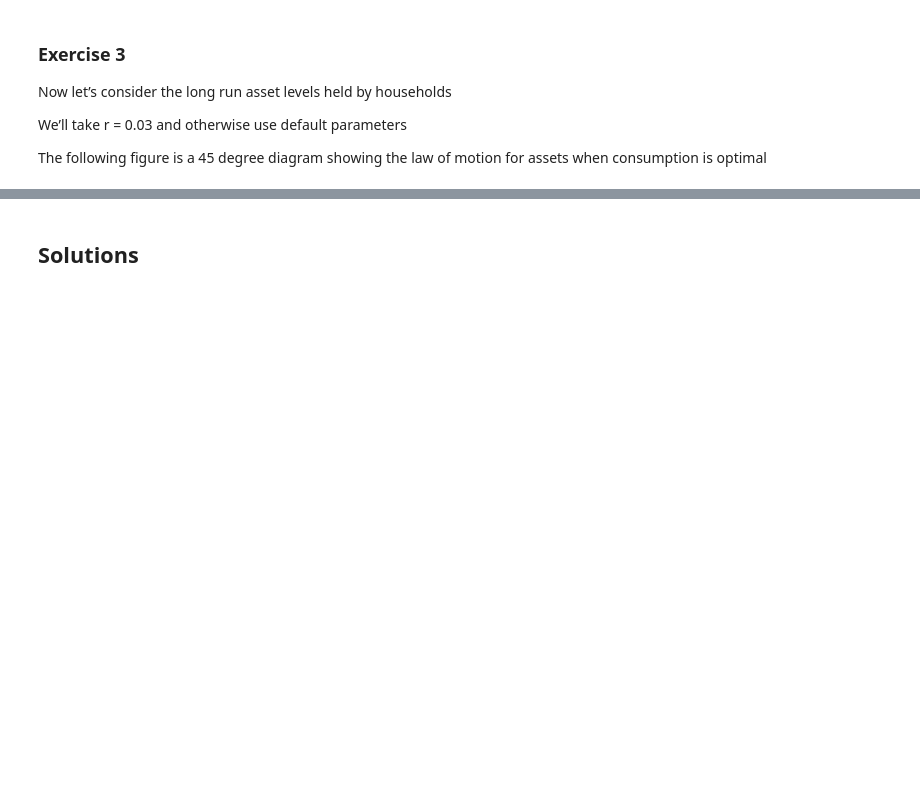
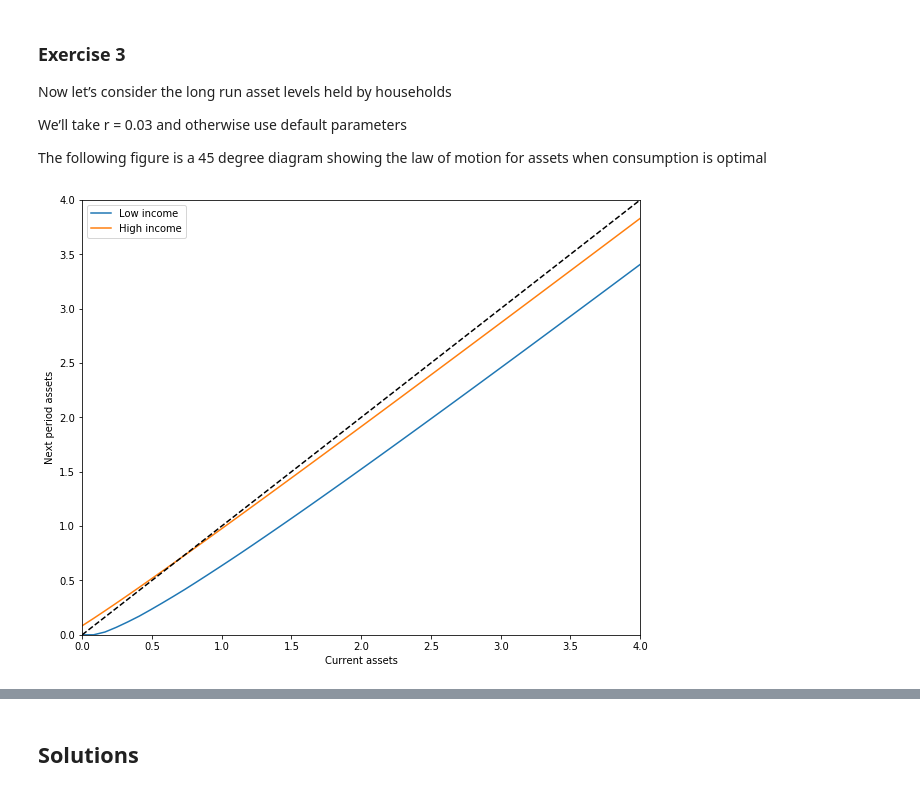
Before and after one commit to jstac/jitting_py_lectures, a Jupyter notebook: ifp.ipynb, the cells around one changed output, grey strips where cells are left out. Drawn from its saved outputs; the diff is of its cells as text; code cells hidden in the pictures; blank space fills up the shorter version.

```diff
--- a/ifp.ipynb
+++ b/ifp.ipynb
@@ -636,4 +592,4 @@ faster than iteration with $ T $
 In the IPython shell, a comparison of the operators can be made as follows
 # %%
 cp = ConsumerProblem()
-v, c = initialize(cp)
+bellman_operator, coleman_operator, get_greedy = operator_factory(cp)
@@ -680,28 +636,26 @@ We’ll take r = 0.03 and otherwise use default parameters
 
 The following figure is a 45 degree diagram showing the law of motion for assets when consumption is optimal
 # %%
-import matplotlib.pyplot as plt
-import quantecon as qe
-
-
 # === solve for optimal consumption === #
 m = ConsumerProblem(r=0.03, grid_max=4)
-v_init, c_init = initialize(m)
+bellman_operator, coleman_operator, get_greedy = operator_factory(m)
 
-K = lambda c: coleman_operator(c, m)
-c = qe.compute_fixed_point(K, c_init, verbose=False)
+K = lambda c: coleman_operator(c)
+C = qe.compute_fixed_point(K, m.σ_guess_coleman, verbose=False)
 a = m.asset_grid
 R, z_vals = m.R, m.z_vals
 
 # === generate savings plot === #
 fig, ax = plt.subplots(figsize=(10, 8))
-ax.plot(a, R * a + z_vals[0] - c[:, 0], label='Low income')
-ax.plot(a, R * a + z_vals[1] - c[:, 1], label='High income')
+ax.plot(a, R * a + z_vals[0] - C[:, 0], label='Low income')
+ax.plot(a, R * a + z_vals[1] - C[:, 1], label='High income')
 ax.plot(a, a, 'k--')
 ax.set(xlabel='Current assets', ylabel='Next period assets',
        xlim=(0, 4), ylim=(0, 4))
 ax.legend()
 plt.show()
+# %% [output]
+[figure, added]
 # %% [markdown]
 The blue line and orange line represent the function
 
```
Also changed, not shown: parts of 11 cells of this notebook.
